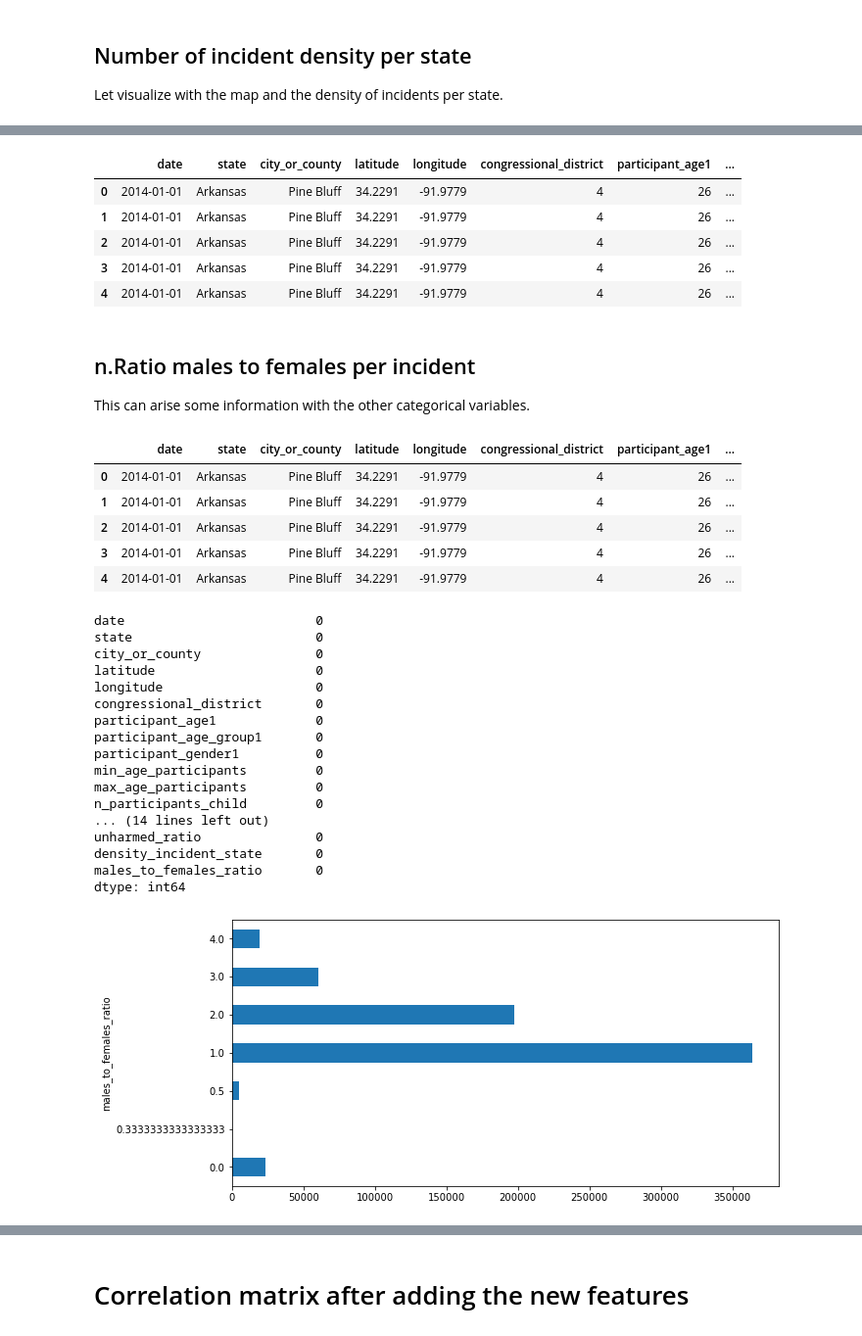
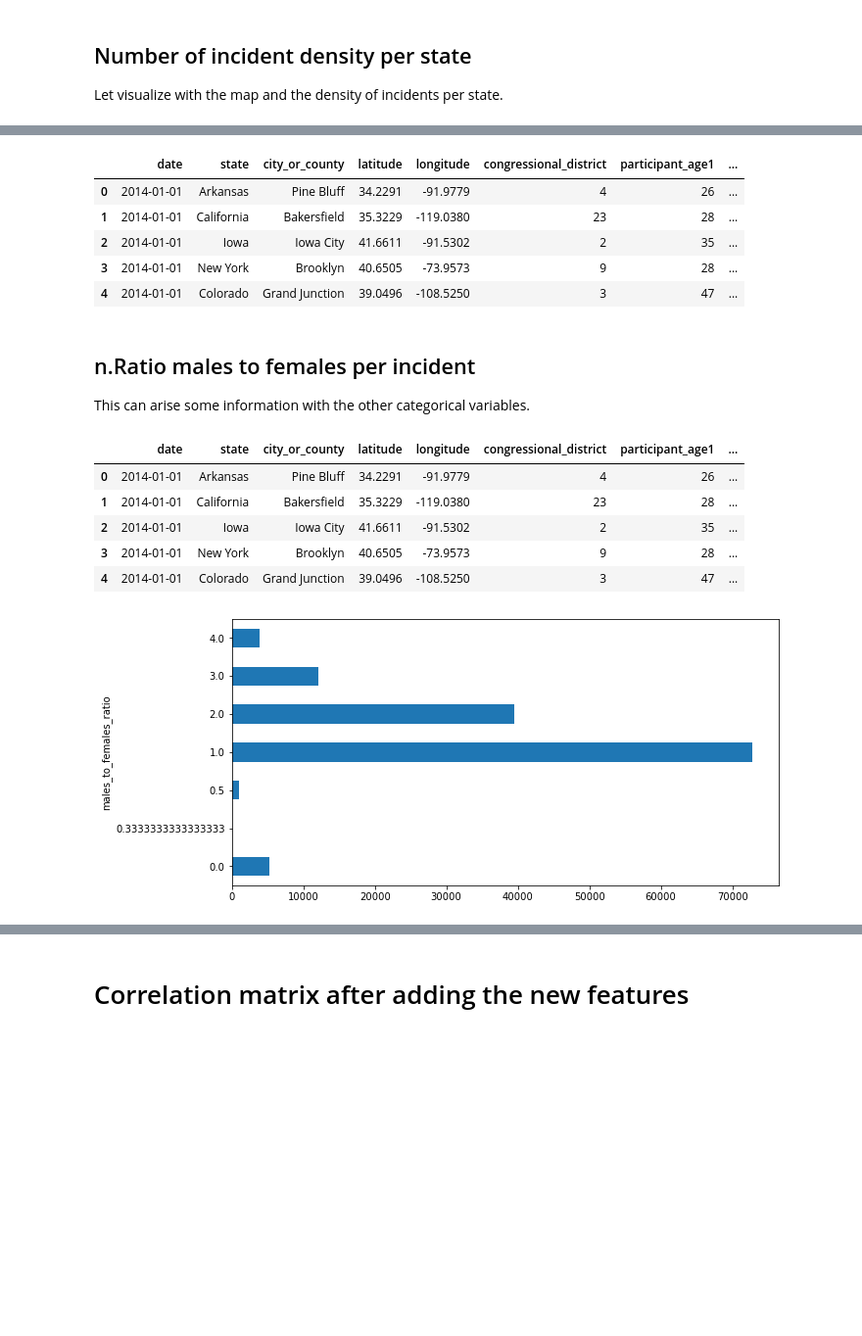
Before and after one commit to TheDarkPyotr/DataMining2023, a Jupyter notebook: source/Task1_Data_Preparation_Indexes.ipynb, the cells around one changed output, grey strips where cells are left out. Shown at 98% size. Cells and saved outputs as stored; diff of their text form; code cells hidden in the pictures; blank space fills up the shorter version.

```diff
--- a/source/Task1_Data_Preparation_Indexes.ipynb
+++ b/source/Task1_Data_Preparation_Indexes.ipynb
@@ -120,4 +120,4 @@ merged_with_total_males['males_indicator'] = merged_with_total_males['n_particip
 merged_with_total_males = merged_with_total_males.drop(['n_participants_total', 'n_participants_total_male'], axis=1)
 
 #Merge the new indicator to the original DataFrame
-df_merged = pd.merge(df_merged, merged_with_total_males, on=['state', 'city_or_county', 'year'])
+df_merged = pd.merge(df_merged, merged_with_total_males, on=['state', 'city_or_county', 'year'], how='left')
@@ -258,4 +268,4 @@ total_killed_injured['percentage_killed'] = (total_killed_injured['n_killed'] /
 total_killed_injured.drop(['n_killed', 'n_injured'], axis=1, inplace=True)
 
 # Merge the total_killed_injured DataFrame with the total_killed_district DataFrame
-df_merged = pd.merge(df_merged, total_killed_injured, on=['state'])
+df_merged = pd.merge(df_merged, total_killed_injured, on=['state'], how='left')
@@ -314,4 +335,4 @@ plt.title('Ratio of Unharmed People in Incident vs. Average Unharmed People for
 plt.show()
 """
 
-df_merged = pd.merge(df_merged, df_merged_unharmed, on=['year'])
+#df_merged = pd.merge(df_merged, df_merged_unharmed, on=['year'], how='left')
@@ -361,10 +384,10 @@ df_merged.head()
 # %% [output]
 |  | date | state | city_or_county | latitude | longitude | congressional_district | participant_age1 | ... |
 | 0 | 2014-01-01 | Arkansas | Pine Bluff | 34.2291 | -91.9779 | 4 | 26 | ... |
-| 1 | 2014-01-01 | Arkansas | Pine Bluff | 34.2291 | -91.9779 | 4 | 26 | ... |
-| 2 | 2014-01-01 | Arkansas | Pine Bluff | 34.2291 | -91.9779 | 4 | 26 | ... |
-| 3 | 2014-01-01 | Arkansas | Pine Bluff | 34.2291 | -91.9779 | 4 | 26 | ... |
-| 4 | 2014-01-01 | Arkansas | Pine Bluff | 34.2291 | -91.9779 | 4 | 26 | ... |
+| 1 | 2014-01-01 | California | Bakersfield | 35.3229 | -119.0380 | 23 | 28 | ... |
+| 2 | 2014-01-01 | Iowa | Iowa City | 41.6611 | -91.5302 | 2 | 35 | ... |
+| 3 | 2014-01-01 | New York | Brooklyn | 40.6505 | -73.9573 | 9 | 28 | ... |
+| 4 | 2014-01-01 | Colorado | Grand Junction | 39.0496 | -108.5250 | 3 | 47 | ... |
 # %% [markdown]
 ## n.Ratio males to females per incident
 
@@ -379,39 +402,18 @@ df_merged.head()
 # %% [output]
 |  | date | state | city_or_county | latitude | longitude | congressional_district | participant_age1 | ... |
 | 0 | 2014-01-01 | Arkansas | Pine Bluff | 34.2291 | -91.9779 | 4 | 26 | ... |
-| 1 | 2014-01-01 | Arkansas | Pine Bluff | 34.2291 | -91.9779 | 4 | 26 | ... |
-| 2 | 2014-01-01 | Arkansas | Pine Bluff | 34.2291 | -91.9779 | 4 | 26 | ... |
-| 3 | 2014-01-01 | Arkansas | Pine Bluff | 34.2291 | -91.9779 | 4 | 26 | ... |
-| 4 | 2014-01-01 | Arkansas | Pine Bluff | 34.2291 | -91.9779 | 4 | 26 | ... |
+| 1 | 2014-01-01 | California | Bakersfield | 35.3229 | -119.0380 | 23 | 28 | ... |
+| 2 | 2014-01-01 | Iowa | Iowa City | 41.6611 | -91.5302 | 2 | 35 | ... |
+| 3 | 2014-01-01 | New York | Brooklyn | 40.6505 | -73.9573 | 9 | 28 | ... |
+| 4 | 2014-01-01 | Colorado | Grand Junction | 39.0496 | -108.5250 | 3 | 47 | ... |
 # %%
 # Group by ratio male females and do barplot
 
-# now the other way around
 df_merged.groupby('males_to_females_ratio')['participant_age_group1'].count().plot(kind='barh', figsize=(10, 5), rot=0)
 
 # We see very few incidents from 0 to 0.5, then a lot at 1, then half than the 1 for the ratio of 2, and so on until 4
 # We can say that in half of incidents the ratio is 1 and in the rest more man dies...
 
 df_merged_pca = df_merged.copy()
-
-# Check for nans
-df_merged_pca.isnull().sum()
 # %% [output]
-date                         0
-state                        0
-city_or_county               0
-latitude                     0
-longitude                    0
-congressional_district       0
-participant_age1             0
-participant_age_group1       0
-participant_gender1          0
-min_age_participants         0
-max_age_participants         0
-n_participants_child         0
-... (14 lines left out)
-unharmed_ratio               0
-density_incident_state       0
-males_to_females_ratio       0
-dtype: int64
-[figure, old version]
+[figure, new version]
```
Also changed, not shown: parts of 13 cells of this notebook.
